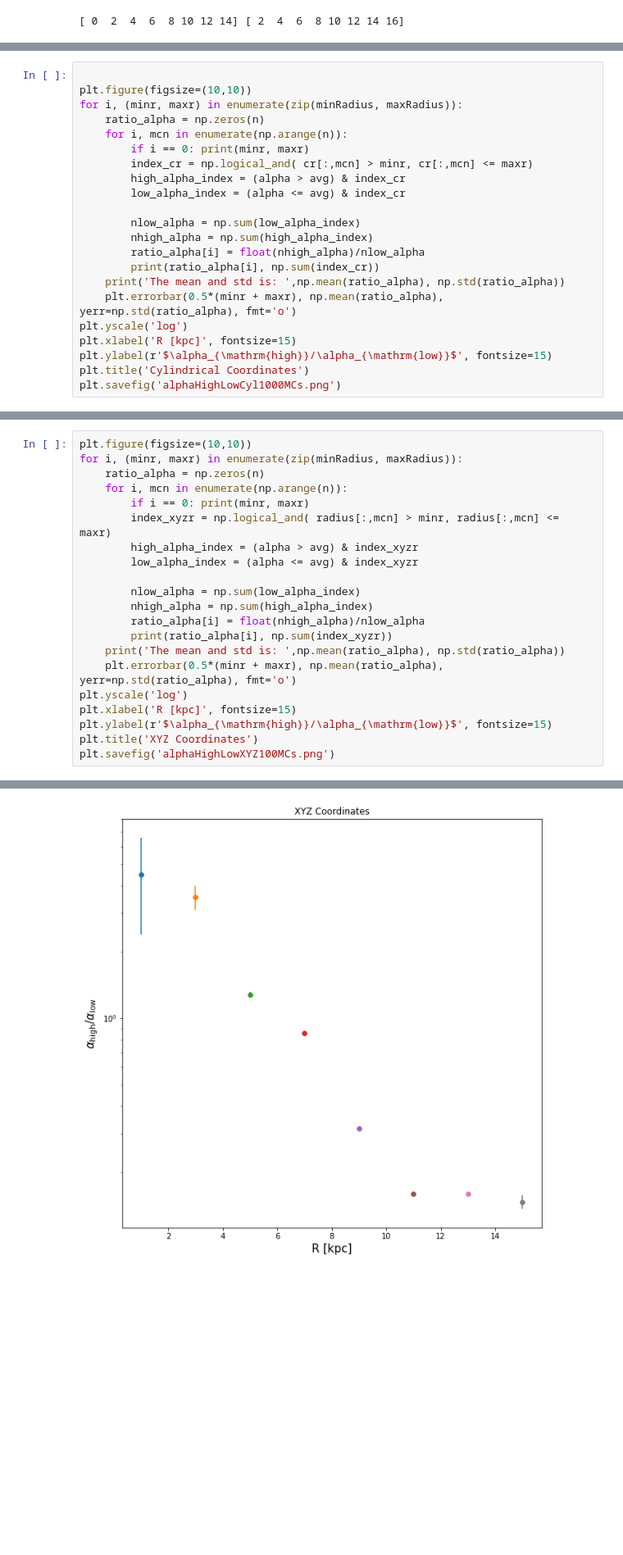
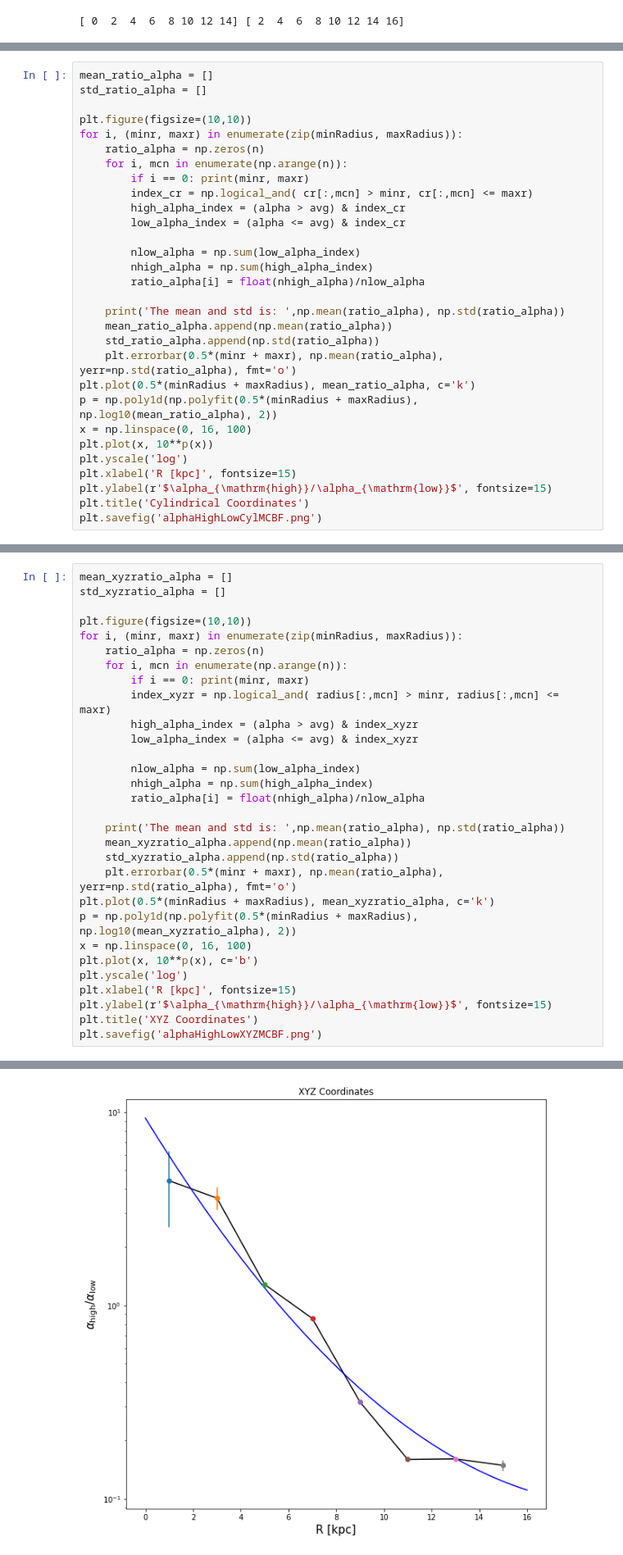
Before and after one commit to andersdot/radialmigration, a Jupyter notebook: error analysis-Copy1.ipynb, the cells around one changed output, grey strips where cells are left out. Shown: that part at 82% size. Drawn from its saved outputs; the diff is of its cells as text; blank space fills up the shorter version.

```diff
--- a/error analysis-Copy1.ipynb
+++ b/error analysis-Copy1.ipynb
@@ -151,4 +159,6 @@ len(cr)
 # %%
+mean_ratio_alpha = []
+std_ratio_alpha = []
 
 plt.figure(figsize=(10,10))
 for i, (minr, maxr) in enumerate(zip(minRadius, maxRadius)):
@@ -162,13 +172,19 @@ for i, (minr, maxr) in enumerate(zip(minRadius, maxRadius)):
         nlow_alpha = np.sum(low_alpha_index)
         nhigh_alpha = np.sum(high_alpha_index)
         ratio_alpha[i] = float(nhigh_alpha)/nlow_alpha
-        print(ratio_alpha[i], np.sum(index_cr))
+
     print('The mean and std is: ',np.mean(ratio_alpha), np.std(ratio_alpha))
+    mean_ratio_alpha.append(np.mean(ratio_alpha))
+    std_ratio_alpha.append(np.std(ratio_alpha))
     plt.errorbar(0.5*(minr + maxr), np.mean(ratio_alpha), yerr=np.std(ratio_alpha), fmt='o')
+plt.plot(0.5*(minRadius + maxRadius), mean_ratio_alpha, c='k')
+p = np.poly1d(np.polyfit(0.5*(minRadius + maxRadius), np.log10(mean_ratio_alpha), 2))
+x = np.linspace(0, 16, 100)
+plt.plot(x, 10**p(x))
 plt.yscale('log')
 plt.xlabel('R [kpc]', fontsize=15)
 plt.ylabel(r'$\alpha_{\mathrm{high}}/\alpha_{\mathrm{low}}$', fontsize=15)
 plt.title('Cylindrical Coordinates')
-plt.savefig('alphaHighLowCyl1000MCs.png')
+plt.savefig('alphaHighLowCylMCBF.png')
 # %% [output]
 0 2
@@ -192,4 +207,7 @@ The mean and std is:  0.1441037528297654 0.010319168255690528
 # %%
+mean_xyzratio_alpha = []
+std_xyzratio_alpha = []
+
 plt.figure(figsize=(10,10))
 for i, (minr, maxr) in enumerate(zip(minRadius, maxRadius)):
     ratio_alpha = np.zeros(n)
@@ -202,13 +220,19 @@ for i, (minr, maxr) in enumerate(zip(minRadius, maxRadius)):
         nlow_alpha = np.sum(low_alpha_index)
         nhigh_alpha = np.sum(high_alpha_index)
         ratio_alpha[i] = float(nhigh_alpha)/nlow_alpha
-        print(ratio_alpha[i], np.sum(index_xyzr))
+
     print('The mean and std is: ',np.mean(ratio_alpha), np.std(ratio_alpha))
+    mean_xyzratio_alpha.append(np.mean(ratio_alpha))
+    std_xyzratio_alpha.append(np.std(ratio_alpha))
     plt.errorbar(0.5*(minr + maxr), np.mean(ratio_alpha), yerr=np.std(ratio_alpha), fmt='o')
+plt.plot(0.5*(minRadius + maxRadius), mean_xyzratio_alpha, c='k')
+p = np.poly1d(np.polyfit(0.5*(minRadius + maxRadius), np.log10(mean_xyzratio_alpha), 2))
+x = np.linspace(0, 16, 100)
+plt.plot(x, 10**p(x), c='b')
 plt.yscale('log')
 plt.xlabel('R [kpc]', fontsize=15)
 plt.ylabel(r'$\alpha_{\mathrm{high}}/\alpha_{\mathrm{low}}$', fontsize=15)
 plt.title('XYZ Coordinates')
-plt.savefig('alphaHighLowXYZ100MCs.png')
+plt.savefig('alphaHighLowXYZMCBF.png')
 # %% [output]
 0 2
@@ -231 +254 @@ The mean and std is:  0.1470466537986196 0.010466718008369198
-[figure, old version]
+[figure, new version]
```
Also changed, not shown: parts of 9 cells of this notebook.
